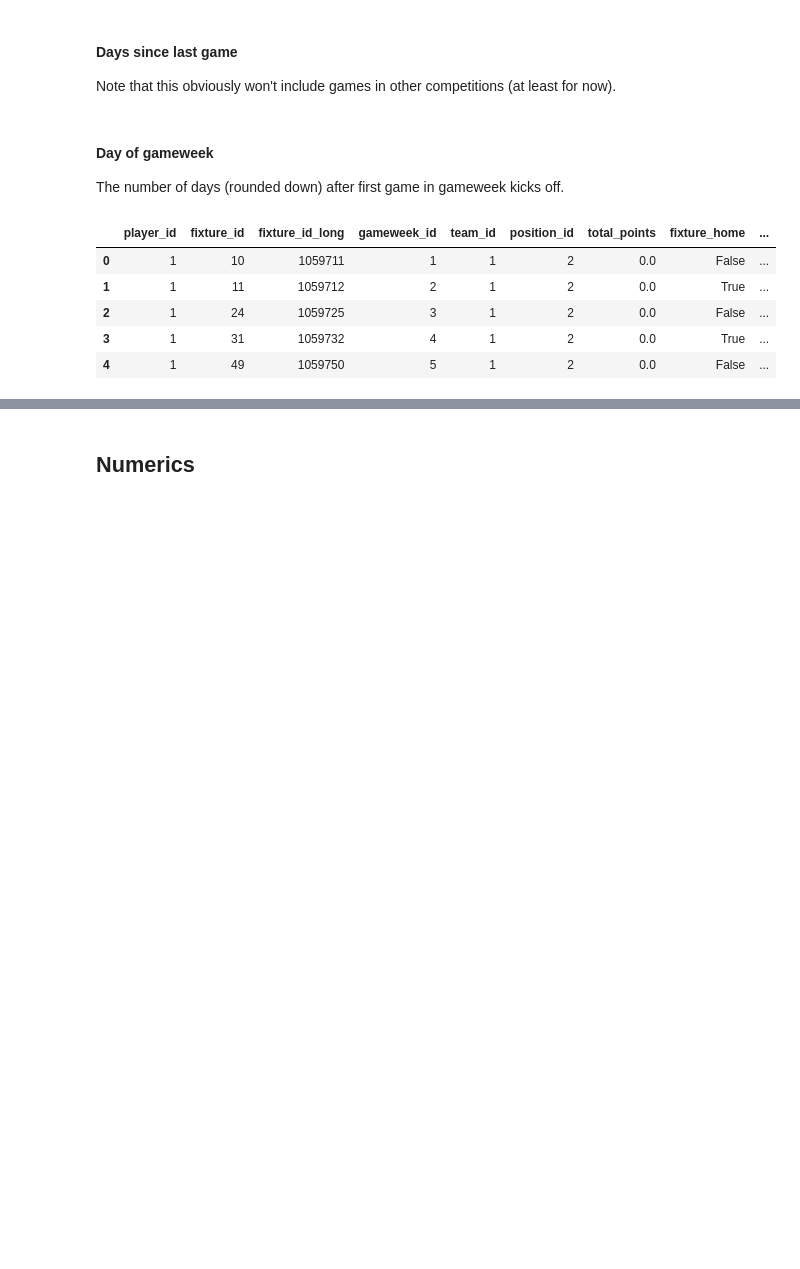
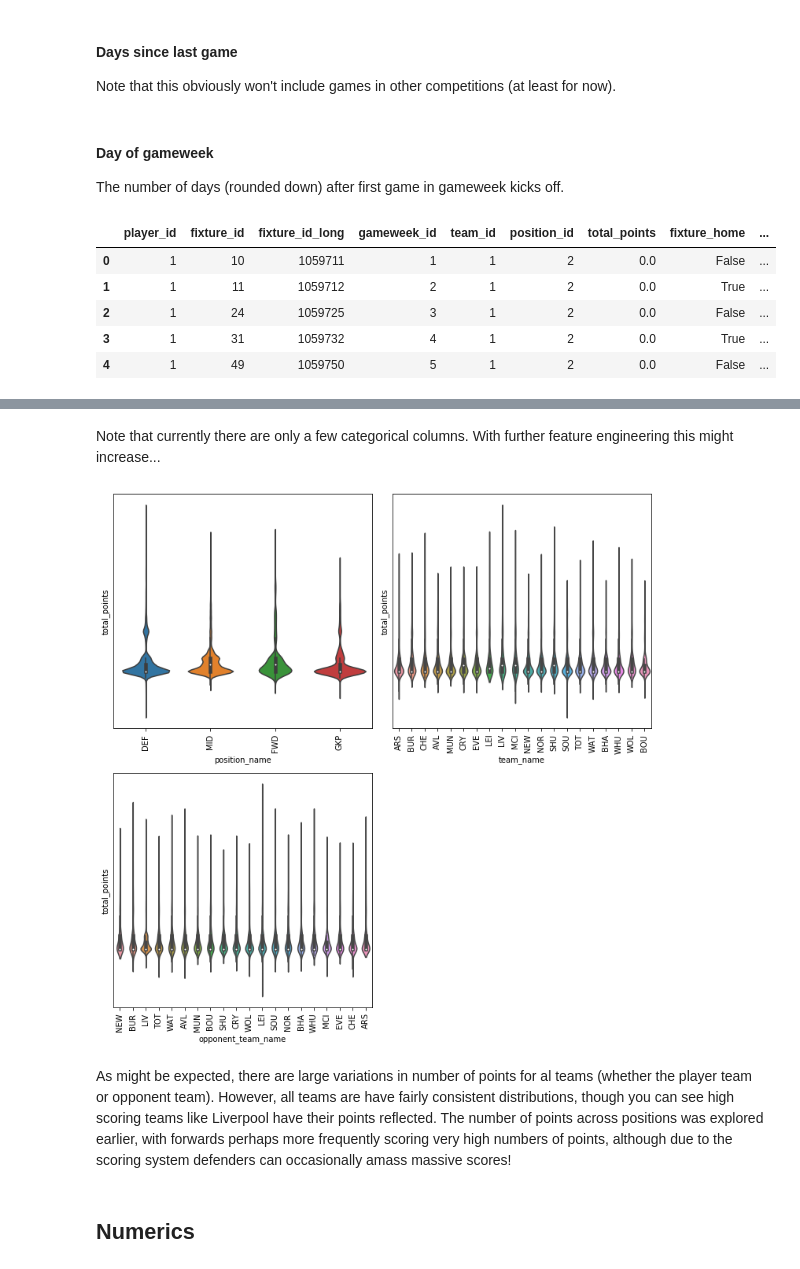
Before and after one commit to Hazzais/fantasy_premier_league, a Jupyter notebook: modelling/exploratory_analysis_and_feature_engineering.ipynb, the cells around one changed output, grey strips where cells are left out. Saved outputs shown, nothing was run; the diff lists cells and outputs as text; code cells hidden in the pictures; blank space fills up the shorter version.

Commit message:
Categoricals analysis

```diff
--- a/modelling/exploratory_analysis_and_feature_engineering.ipynb
+++ b/modelling/exploratory_analysis_and_feature_engineering.ipynb
@@ -623,0 +613,4 @@ data_example.head()
+# %%
+player_names = pd.read_sql("""SELECT player_id, CONCAT_WS(' ', first_name, second_name) AS player_name FROM players_summary""", engine)
+postions = pd.read_sql("""SELECT position_id, position_name FROM positions""", engine)
+teams = pd.read_sql("""SELECT team_id, team_name FROM teams""", engine)
@@ -625,7 +653,9 @@ data_example.head()
 data_types = data_example.dtypes
 data_types.sort_values(inplace=True)
 
-no_use_cols = ['player_id', 'fixture_id', 'fixture_id_long', 'gameweek_id', 'total_minutes', 'total_points']
+no_use_cols = ['player_id', 'player_name', 'fixture_id', 'fixture_id_long',
+               'gameweek_id', 'total_minutes', 'total_points', 'home_team_id',
+               'away_team_id', 'team_id', 'position_id', 'opponent_team_id']
 columns_categorical = [c for c in data_types[data_types == object].index if c not in no_use_cols]
 numeric_cols = [c for c in data_example if c not in no_use_cols + columns_categorical]
 # %%
@@ -646,3 +683,58 @@ columns_categorical
+# %% [markdown]
+Note that currently there are only a few categorical columns. With further feature engineering this might increase...
+# %%
+import seaborn as sns
+
+cat_cols_analyse = [col for col in columns_categorical]
+
+n_cols = 2
+n_rows = int(np.ceil(len(columns_categorical) / n_cols))
+fig, ax = plt.subplots(n_rows, n_cols, figsize=(10, 10))
+
+for a in ax.ravel():
+     a.set_yticks([])
+
+# Create a violinplot for each categorical variable and its relationship with the response
+id_row = 0
+id_col = 0
+for i, sp in enumerate(cat_cols_analyse):
+
+    n_unq = len(data_example[sp].unique())
+
+    if n_unq >= 21:
+        ax[id_row, id_col].set_xticks([])
+        ax[id_row, id_col].set_xticklabels([])
+    else:
+        for tick in ax[id_row, id_col].get_xticklabels():
+            tick.set_rotation(90)
+
+    sns.violinplot(x=sp, y='total_points', data=data_example, ax=ax[id_row, id_col])
+
+    # update row and column count
+    if id_col == n_cols - 1:
+        id_row += 1
+        id_col = 0
+    else:
+        id_col += 1
+
+# Remove any axes for unneeded subplots
+for k in np.arange(i - 1, n_rows * n_cols - 2):
+
+    fig.delaxes(ax[id_row, id_col])
+
+    # update row and column count
+    if id_col == n_cols - 1:
+        id_row += 1
+        id_col = 0
+    else:
+        id_col += 1
+
+plt.tight_layout()
+plt.show()
+# %% [output]
+[figure, added]
+# %% [markdown]
+As might be expected, there are large variations in number of points for al teams (whether the player team or opponent team). However, all teams are have fairly consistent distributions, though you can see high scoring teams like Liverpool have their points reflected. The number of points across positions was explored earlier, with forwards perhaps more frequently scoring very high numbers of points, although due to the scoring system defenders can occasionally amass massive scores!
 # %% [markdown]
 ## Numerics
 # %%
```
Also changed, not shown: parts of 10 cells of this notebook.
